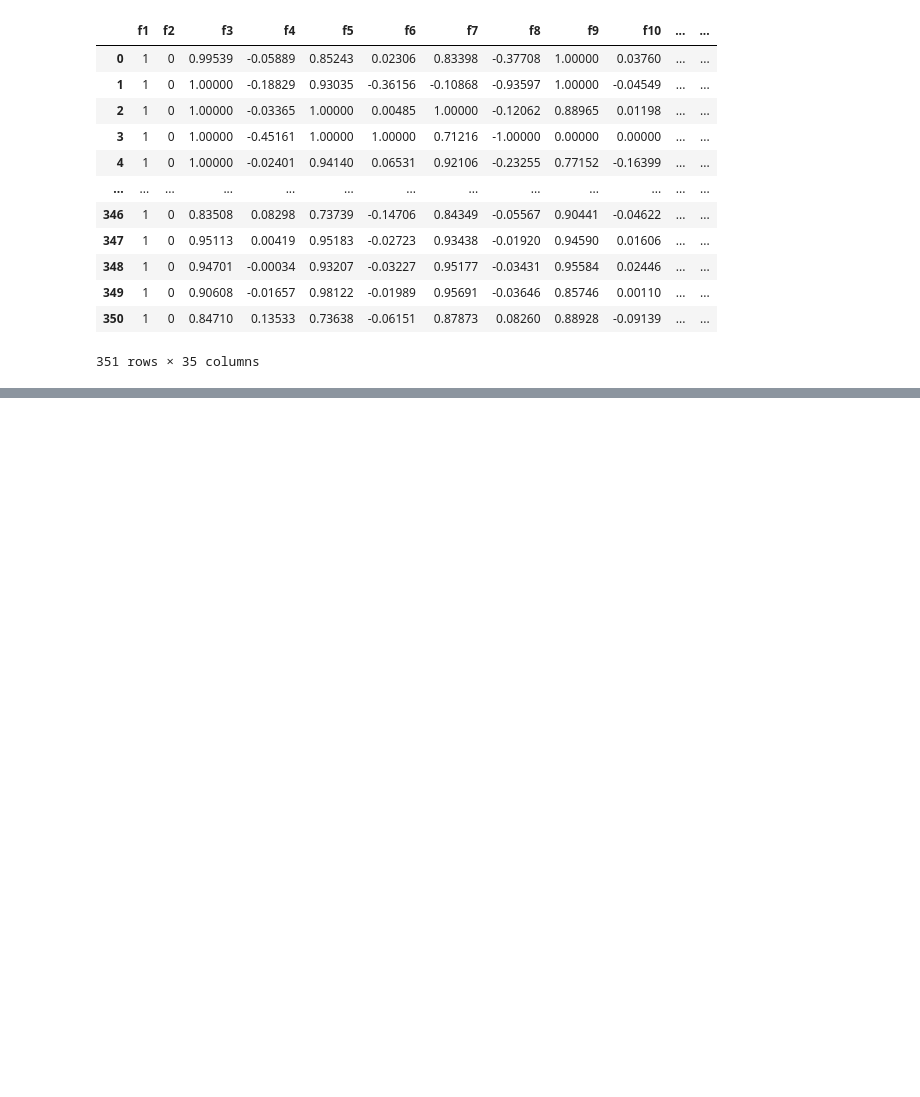
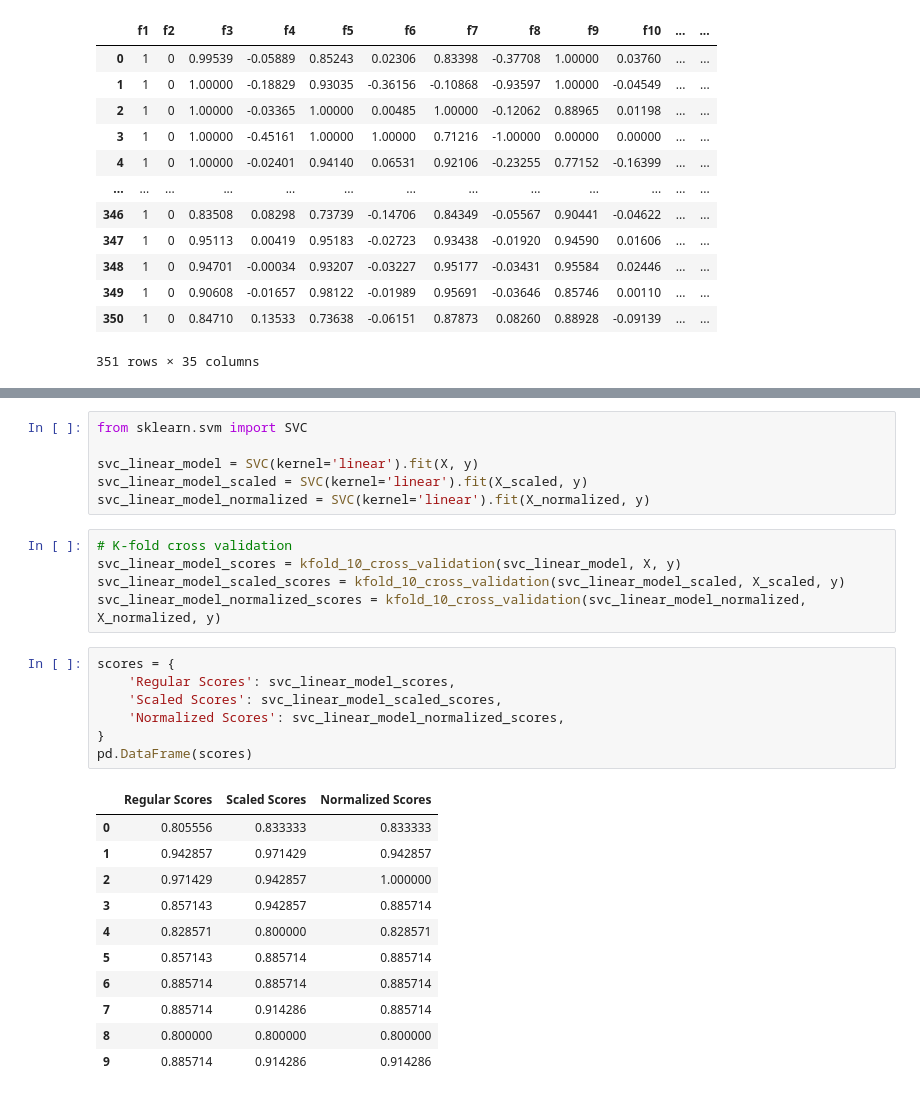
Before and after one commit to sharyar/vigilant-meme, a Jupyter notebook: task2_notebook.ipynb, the cells around one changed output, grey strips where cells are left out. Cells and saved outputs as stored; diff of their text form; blank space fills up the shorter version.

```diff
--- a/task2_notebook.ipynb
+++ b/task2_notebook.ipynb
@@ -141,0 +141,30 @@ pd.DataFrame({'':['Widthout normalization','With normalization','With standariza
+# %%
+from sklearn.svm import SVC
+
+svc_linear_model = SVC(kernel='linear').fit(X, y)
+svc_linear_model_scaled = SVC(kernel='linear').fit(X_scaled, y)
+svc_linear_model_normalized = SVC(kernel='linear').fit(X_normalized, y)
+# %%
+# K-fold cross validation
+svc_linear_model_scores = kfold_10_cross_validation(svc_linear_model, X, y)
+svc_linear_model_scaled_scores = kfold_10_cross_validation(svc_linear_model_scaled, X_scaled, y)
+svc_linear_model_normalized_scores = kfold_10_cross_validation(svc_linear_model_normalized, X_normalized, y)
+# %%
+scores = {
+    'Regular Scores': svc_linear_model_scores,
+    'Scaled Scores': svc_linear_model_scaled_scores,
+    'Normalized Scores': svc_linear_model_normalized_scores,
+}
+pd.DataFrame(scores)
+# %% [output]
+|  | Regular Scores | Scaled Scores | Normalized Scores |
+| 0 | 0.805556 | 0.833333 | 0.833333 |
+| 1 | 0.942857 | 0.971429 | 0.942857 |
+| 2 | 0.971429 | 0.942857 | 1.000000 |
+| 3 | 0.857143 | 0.942857 | 0.885714 |
+| 4 | 0.828571 | 0.800000 | 0.828571 |
+| 5 | 0.857143 | 0.885714 | 0.885714 |
+| 6 | 0.885714 | 0.885714 | 0.885714 |
+| 7 | 0.885714 | 0.914286 | 0.885714 |
+| 8 | 0.800000 | 0.800000 | 0.800000 |
+| 9 | 0.885714 | 0.914286 | 0.914286 |
```
Also changed, not shown: parts of 70 cells of this notebook.
